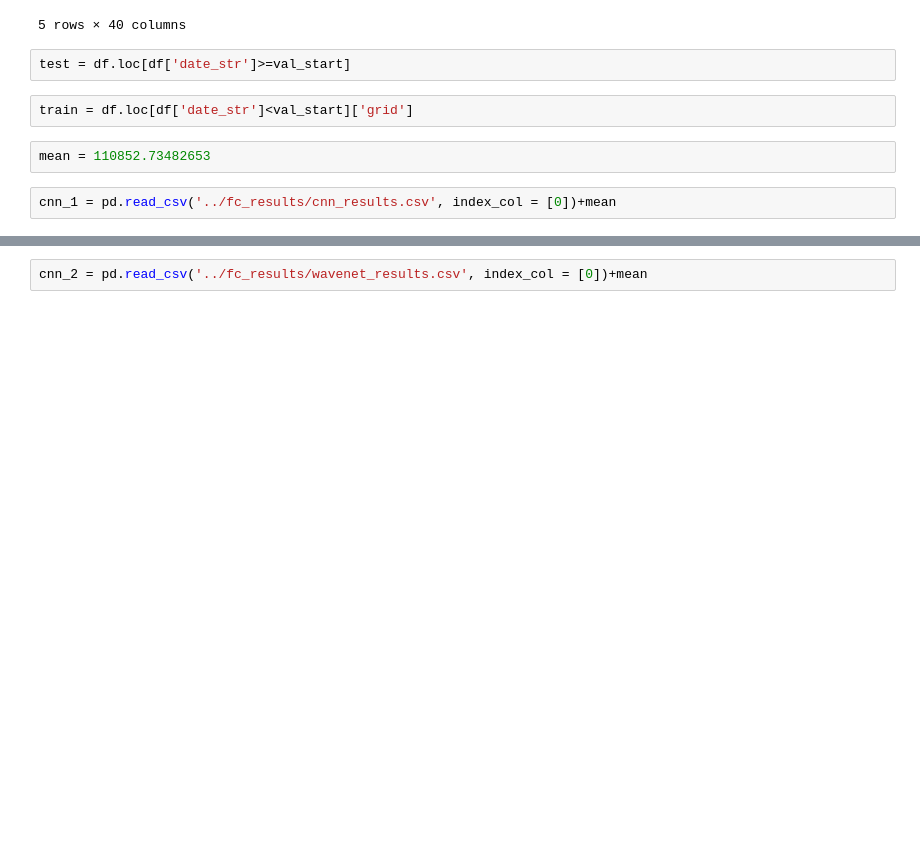
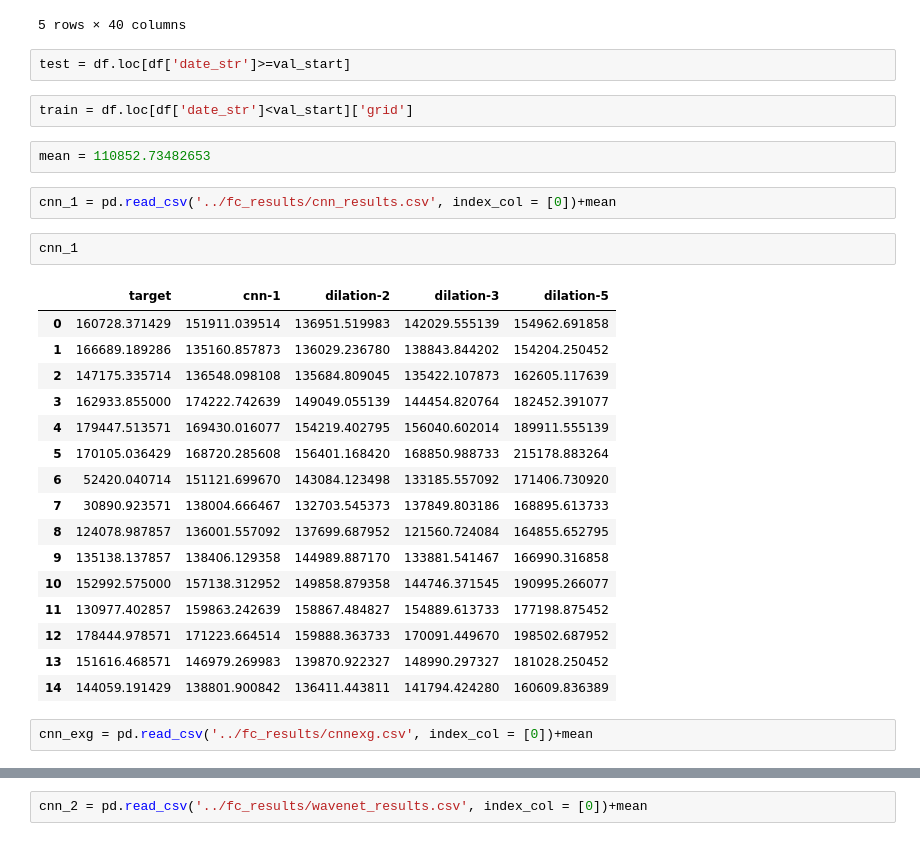
Before and after one commit to ManeeshaPerera/HTCNN-Forecasting, a Jupyter notebook: notebooks/hf-results.ipynb, the cells around one changed output, grey strips where cells are left out. Cells and saved outputs as stored; diff of their text form; blank space fills up the shorter version.

```diff
--- a/notebooks/hf-results.ipynb
+++ b/notebooks/hf-results.ipynb
@@ -211,3 +211,24 @@ train = df.loc[df['date_str']<val_start]['grid']
 mean = 110852.73482653
 # %%
 cnn_1 = pd.read_csv('../fc_results/cnn_results.csv', index_col = [0])+mean
+# %%
+cnn_1
+# %% [output]
+|  | target | cnn-1 | dilation-2 | dilation-3 | dilation-5 |
+| 0 | 160728.371429 | 151911.039514 | 136951.519983 | 142029.555139 | 154962.691858 |
+| 1 | 166689.189286 | 135160.857873 | 136029.236780 | 138843.844202 | 154204.250452 |
+| 2 | 147175.335714 | 136548.098108 | 135684.809045 | 135422.107873 | 162605.117639 |
+| 3 | 162933.855000 | 174222.742639 | 149049.055139 | 144454.820764 | 182452.391077 |
+| 4 | 179447.513571 | 169430.016077 | 154219.402795 | 156040.602014 | 189911.555139 |
+| 5 | 170105.036429 | 168720.285608 | 156401.168420 | 168850.988733 | 215178.883264 |
+| 6 | 52420.040714 | 151121.699670 | 143084.123498 | 133185.557092 | 171406.730920 |
+| 7 | 30890.923571 | 138004.666467 | 132703.545373 | 137849.803186 | 168895.613733 |
+| 8 | 124078.987857 | 136001.557092 | 137699.687952 | 121560.724084 | 164855.652795 |
+| 9 | 135138.137857 | 138406.129358 | 144989.887170 | 133881.541467 | 166990.316858 |
+| 10 | 152992.575000 | 157138.312952 | 149858.879358 | 144746.371545 | 190995.266077 |
+| 11 | 130977.402857 | 159863.242639 | 158867.484827 | 154889.613733 | 177198.875452 |
+| 12 | 178444.978571 | 171223.664514 | 159888.363733 | 170091.449670 | 198502.687952 |
+| 13 | 151616.468571 | 146979.269983 | 139870.922327 | 148990.297327 | 181028.250452 |
+| 14 | 144059.191429 | 138801.900842 | 136411.443811 | 141794.424280 | 160609.836389 |
+# %%
+cnn_exg = pd.read_csv('../fc_results/cnnexg.csv', index_col = [0])+mean
```
Also changed, not shown: parts of 13 cells of this notebook, 9 other files.
